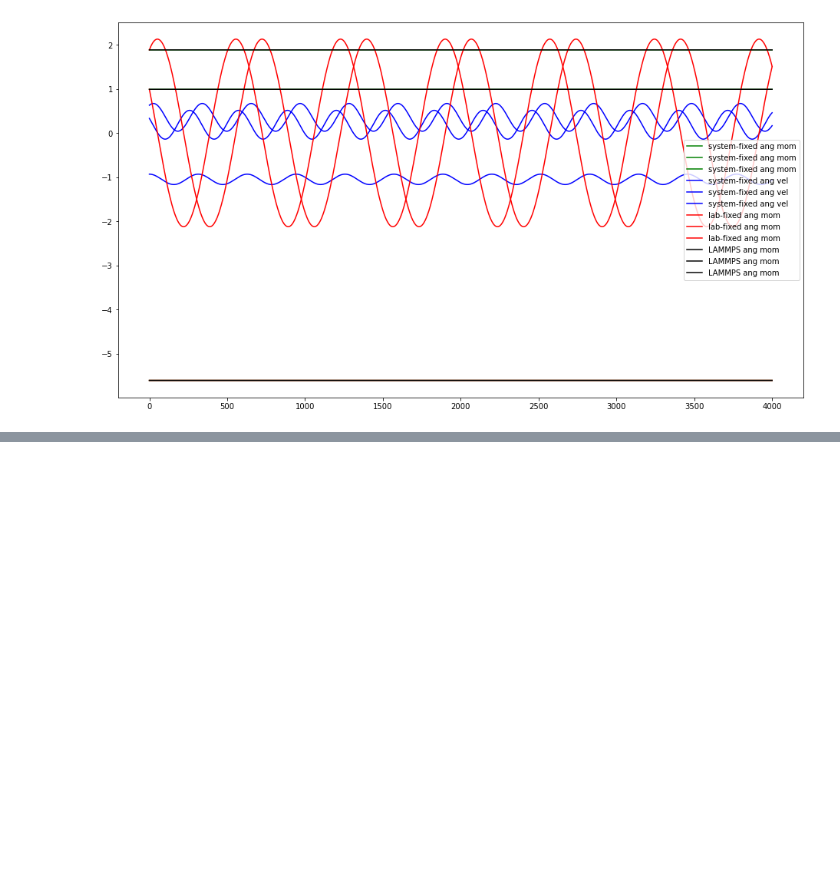
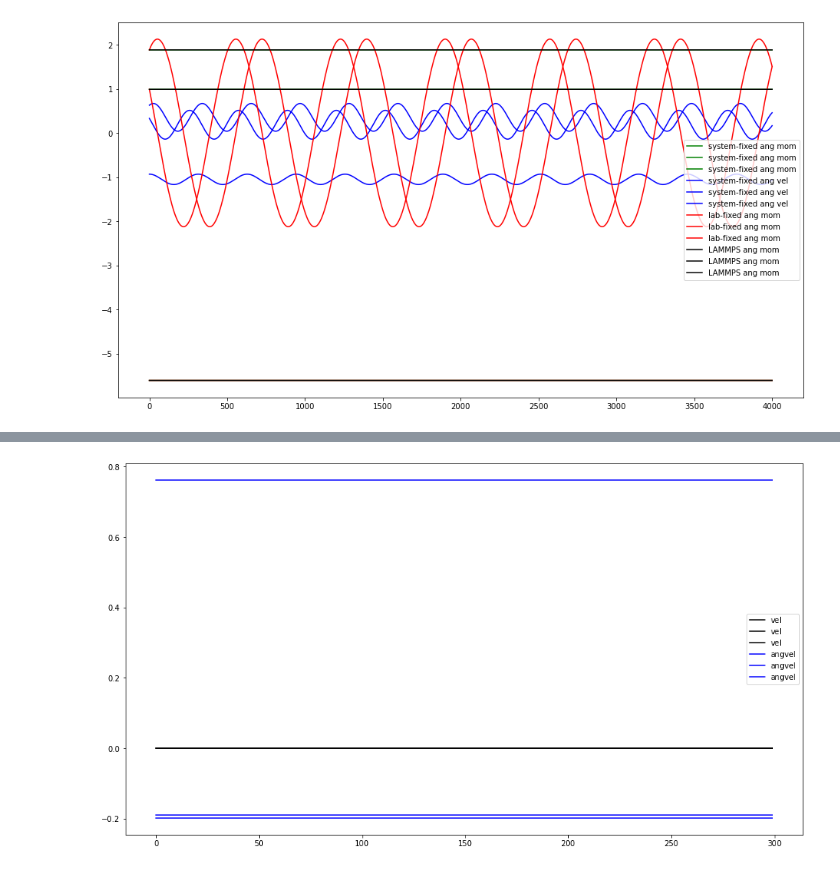
Before and after one commit to jakublala/coarsegrained-md-neural-ode, a Jupyter notebook: rotate_toy.ipynb, the cells around one changed output, grey strips where cells are left out. Drawn from its saved outputs; the diff is of its cells as text; code cells hidden in the pictures; blank space fills up the shorter version.

```diff
--- a/rotate_toy.ipynb
+++ b/rotate_toy.ipynb
@@ -1345,0 +1583,79 @@ Found timestep: 1e-05, n of run steps: 4000000, and dump log freq: 1000
+# %%
+from diffmd.utils import quatvec
+nparticles = 2 # trajectory[2].shape[0] ?
+batch_size = 3
+batch_length = 300
+log_freq = reader.log_frequency
+time_step = reader.timestep
+dt = time_step * log_freq
+
+prefix = 'hexagons/trajectories/double/'
+file_name = prefix+'NVE-temp-0.45_K-0.219478737997257_r-0_s-5'
+
+centre_of_masses, quaternions, velocities, ang_velocities, ang_momenta, inertia = get_data(file_name)
+
+inertia = process_inertia(inertia)
+trajectory = process_data(centre_of_masses, quaternions, velocities, ang_velocities, inertia)
+
+batch_t, batch_y0, batch_y = get_batch_mod(trajectory, batch_size, batch_length, dt)
+print(batch_y[3].shape)
+
+def dqdt(q, w):
+    return 0.5 * quatvec(q, w)
+
+def dwdt(q, w):
+    return - torch.matmul(Omega(q, dqdt(q, w)), w.unsqueeze(-1)).squeeze() # - 0.5 * torch.matmul(self.G(q), grad_q.unsqueeze(-1)).squeeze() / self.inertia[:, None, :]
+
+def G(q):
+    # TODO: move this somewhere; make sure it's fast; maybe torch.stack is not ideal
+    # TODO: add documentation
+    G = torch.zeros(q.shape[0], q.shape[1], q.shape[2] - 1, q.shape[2]).to(q.device).type(torch.float64)
+    G[:, :, 0, :] = torch.stack((-q[:, :, 1], q[:, :, 0], q[:, :, 3], -q[:, :, 2]), dim=-1)
+    G[:, :, 1, :] = torch.stack((-q[:, :, 2], -q[:, :, 3], q[:, :, 0], q[:, :, 1]), dim=-1)
+    G[:, :, 2, :] = torch.stack((-q[:, :, 3], q[:, :, 2], -q[:, :, 1], q[:, :, 0]), dim=-1)
+    return G
+
+def Omega(q, dqdt):
+    # TODO: move this somewhere
+    return 2 * torch.matmul(G(q), torch.transpose(G(dqdt), 2, 3))
+
+def vel_verlet(state):
+    v = state[0]
+    w = state[1]
+    x = state[2] # [number of bodies, number of trajectories, number of dimensions]
+    q = state[3]
+
+
+    w_step_half = 1/2 * dwdt(q, w) * dt
+    q_step_full =  0.5 * quatvec(state[3], state[1] + w_step_half) * dt
+
+
+    w_step_full = w_step_half + 1/2 * dwdt(q + q_step_full, w + w_step_half) * dt
+
+
+    return (state[0], state[1] + w_step_full, state[2], state[3] + q_step_full)
+
+states = []
+
+state = batch_y0
+for i in range(batch_length):
+    state = vel_verlet(state)
+    states.append(torch.cat(state, dim=2).cpu().detach().numpy())
+
+
+states = np.stack(states)
+
+plt.plot(states[:, 0, 0, 0:3], 'k', label='vel')
+plt.plot(states[:, 0, 0, 3:6], 'b', label='angvel')
+plt.legend()
+
+plt.show()
+
+q = batch_y[3]
+plt.plot(states[:, 0, 0, 10:], 'b', label='q')
+plt.plot(q[0, 0, :, :], 'r', label='q_true')
+plt.legend()
+
+
+plt.show()
+# %% [output]
@@ -1345,0 +1663 @@ Found timestep: 1e-05, n of run steps: 4000000, and dump log freq: 1000
+[figure, added]
```
Also changed, not shown: parts of 6 cells of this notebook, 4 other files.
